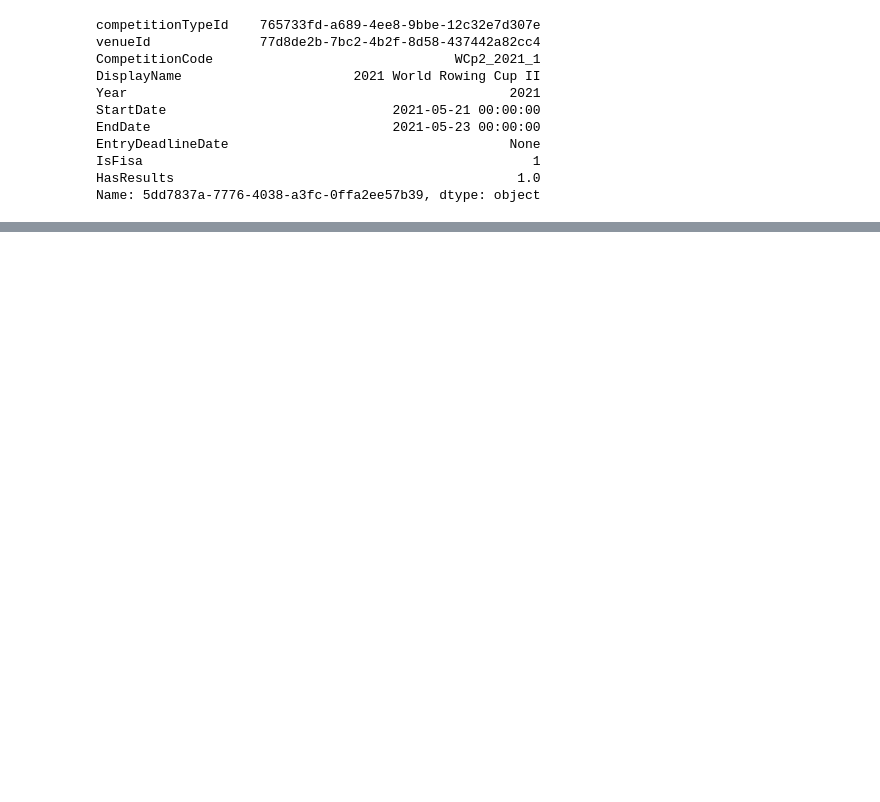
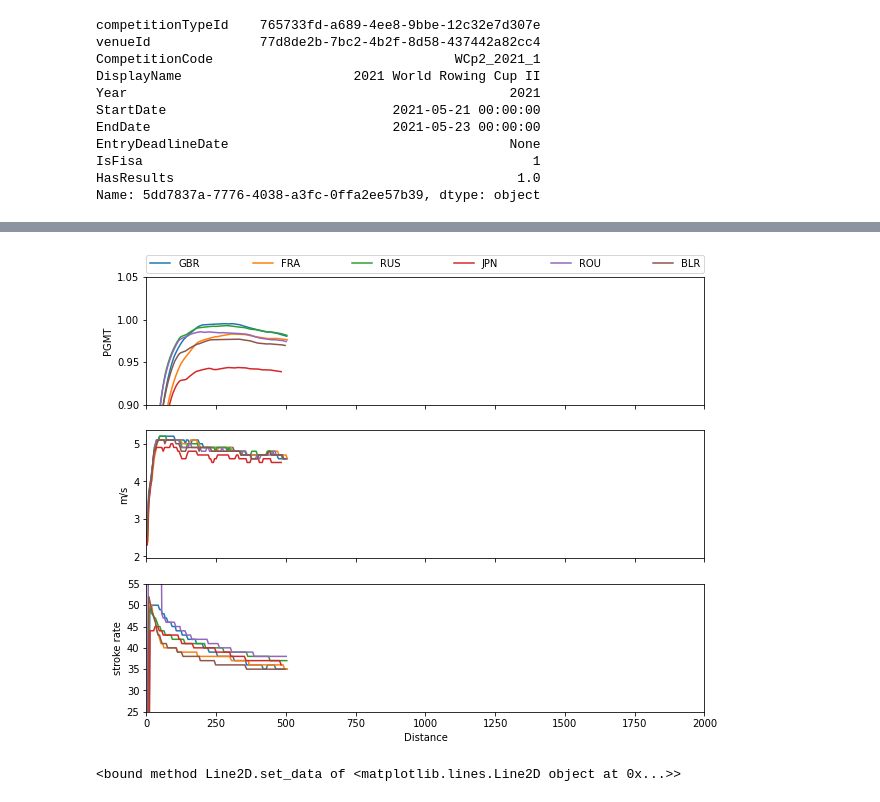
Before and after one commit to matthewghgriffiths/rowing, a Jupyter notebook: Live tracking example.ipynb, the cells around one changed output, grey strips where cells are left out. Cells and saved outputs as stored; diff of their text form; code cells hidden in the pictures; blank space fills up the shorter version.

```diff
--- a/Live tracking example.ipynb
+++ b/Live tracking example.ipynb
@@ -57,0 +114,5 @@ axes[0].set_ylim(0.9, 1.05)
+# %%
+update_lines(lines, live_data.loc[:100])
+f
+# %% [output]
+[figure, added]
@@ -57,0 +123,4 @@ axes[0].set_ylim(0.9, 1.05)
+# %%
+lines[0][0].set_data
+# %% [output]
+<bound method Line2D.set_data of <matplotlib.lines.Line2D object at 0x...>>
```
Also changed, not shown: parts of 16 cells of this notebook, 4 other files.
